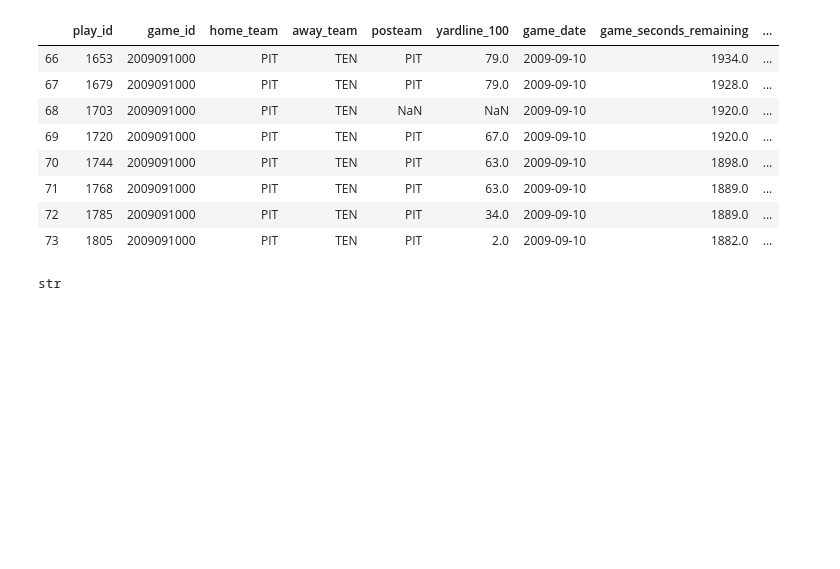
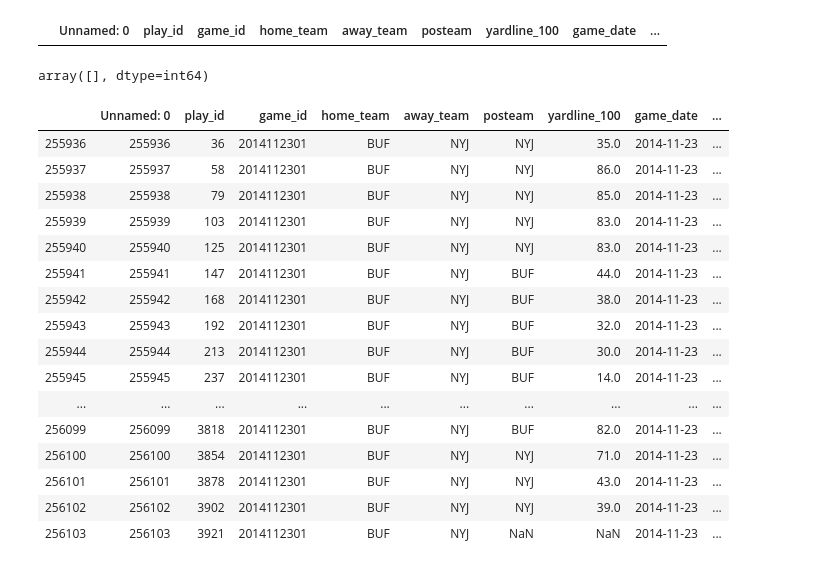
Before and after one commit to sizej/NFL_RT_Prob, a Jupyter notebook: notebooks/explore_notebook.ipynb, the cells around one changed output. Drawn from its saved outputs; the diff is of its cells as text; code cells hidden in the pictures; blank space fills up the shorter version.

```diff
--- a/notebooks/explore_notebook.ipynb
+++ b/notebooks/explore_notebook.ipynb
@@ -14,26 +8,42 @@ run src/explore.py
+# %%
+plays = pd.read_csv('data/all_plays2.csv')
 # %%
 pd.options.display.max_rows = None
 pd.options.display.max_columns = None
 # %%
 games = plays['game_id'].unique()
 # %%
-m0 = plays['game_id'] == games[0]
-m1 = plays['drive'] == 11
-plays[m0 & m1]
+m0 = plays['game_id'] == 2018111110
+plays[m0 & m1].to_csv('data/what4.csv')
-# %% [output]
-|  | play_id | game_id | home_team | away_team | posteam | yardline_100 | game_date | game_seconds_remaining | ... |
-| 66 | 1653 | 2009091000 | PIT | TEN | PIT | 79.0 | 2009-09-10 | 1934.0 | ... |
-| 67 | 1679 | 2009091000 | PIT | TEN | PIT | 79.0 | 2009-09-10 | 1928.0 | ... |
-| 68 | 1703 | 2009091000 | PIT | TEN | NaN | NaN | 2009-09-10 | 1920.0 | ... |
-| 69 | 1720 | 2009091000 | PIT | TEN | PIT | 67.0 | 2009-09-10 | 1920.0 | ... |
-| 70 | 1744 | 2009091000 | PIT | TEN | PIT | 63.0 | 2009-09-10 | 1898.0 | ... |
-| 71 | 1768 | 2009091000 | PIT | TEN | PIT | 63.0 | 2009-09-10 | 1889.0 | ... |
-| 72 | 1785 | 2009091000 | PIT | TEN | PIT | 34.0 | 2009-09-10 | 1889.0 | ... |
-| 73 | 1805 | 2009091000 | PIT | TEN | PIT | 2.0 | 2009-09-10 | 1882.0 | ... |
-# %%
-type(plays['over_under_line'][0])
-# %% [output]
-str
+# %%
+m0 = plays['ends_TD'] == 2
+plays[m0]
+# %% [output]
+|  | Unnamed: 0 | play_id | game_id | home_team | away_team | posteam | yardline_100 | game_date | ... |
+# %%
+plays['game_id'][plays['spread'].isna()].unique()
+# %% [output]
+array([], dtype=int64)
+# %%
+plays[plays['game_id'] == 2014112301]
+# %% [output]
+|  | Unnamed: 0 | play_id | game_id | home_team | away_team | posteam | yardline_100 | game_date | ... |
+| 255936 | 255936 | 36 | 2014112301 | BUF | NYJ | NYJ | 35.0 | 2014-11-23 | ... |
+| 255937 | 255937 | 58 | 2014112301 | BUF | NYJ | NYJ | 86.0 | 2014-11-23 | ... |
+| 255938 | 255938 | 79 | 2014112301 | BUF | NYJ | NYJ | 85.0 | 2014-11-23 | ... |
+| 255939 | 255939 | 103 | 2014112301 | BUF | NYJ | NYJ | 83.0 | 2014-11-23 | ... |
+| 255940 | 255940 | 125 | 2014112301 | BUF | NYJ | NYJ | 83.0 | 2014-11-23 | ... |
+| 255941 | 255941 | 147 | 2014112301 | BUF | NYJ | BUF | 44.0 | 2014-11-23 | ... |
+| 255942 | 255942 | 168 | 2014112301 | BUF | NYJ | BUF | 38.0 | 2014-11-23 | ... |
+| 255943 | 255943 | 192 | 2014112301 | BUF | NYJ | BUF | 32.0 | 2014-11-23 | ... |
+| 255944 | 255944 | 213 | 2014112301 | BUF | NYJ | BUF | 30.0 | 2014-11-23 | ... |
+| 255945 | 255945 | 237 | 2014112301 | BUF | NYJ | BUF | 14.0 | 2014-11-23 | ... |
+| ... | ... | ... | ... | ... | ... | ... | ... | ... | ... |
+| 256099 | 256099 | 3818 | 2014112301 | BUF | NYJ | BUF | 82.0 | 2014-11-23 | ... |
+| 256100 | 256100 | 3854 | 2014112301 | BUF | NYJ | NYJ | 71.0 | 2014-11-23 | ... |
+| 256101 | 256101 | 3878 | 2014112301 | BUF | NYJ | NYJ | 43.0 | 2014-11-23 | ... |
+| 256102 | 256102 | 3902 | 2014112301 | BUF | NYJ | NYJ | 39.0 | 2014-11-23 | ... |
+| 256103 | 256103 | 3921 | 2014112301 | BUF | NYJ | NaN | NaN | 2014-11-23 | ... |
 # %%
 m0 = plays['touchdown'] == 1
 m1 = plays['fumble'] == 1
```
Also changed, not shown: parts of 2 cells of this notebook, 5 other files.
